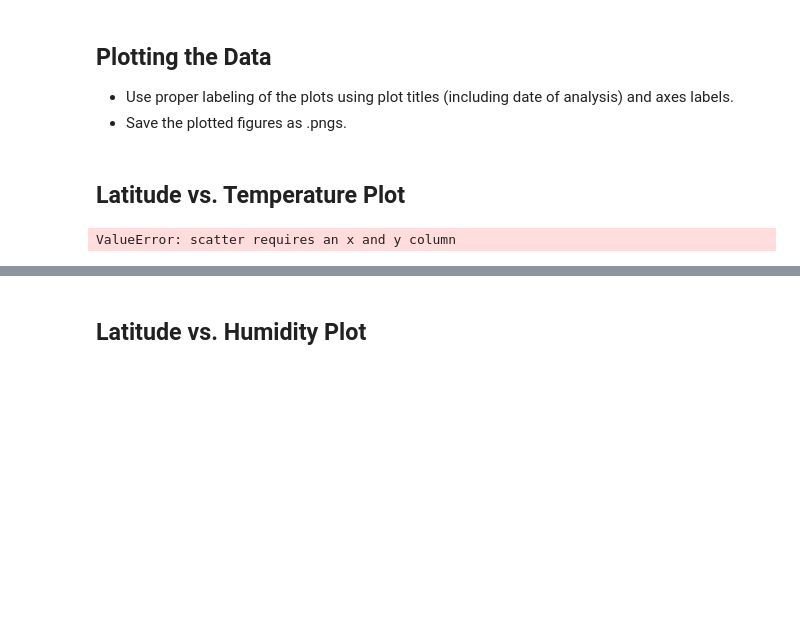
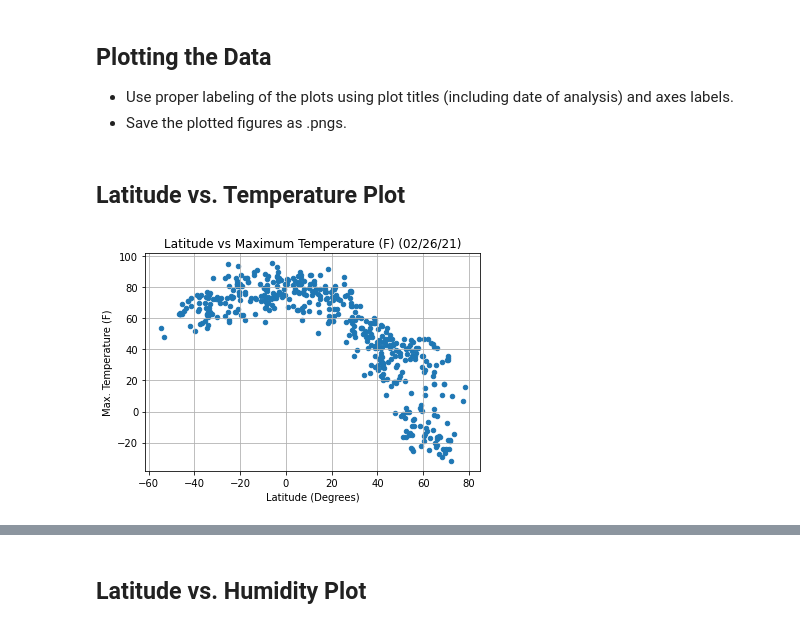
Before and after one commit to agomeso/Python-API-Challenge, a Jupyter notebook: WeatherPy/WeatherPy.ipynb, the cells around one changed output, grey strips where cells are left out. Cells and saved outputs as stored; diff of their text form; code cells hidden in the pictures; blank space fills up the shorter version.

```diff
--- a/WeatherPy/WeatherPy.ipynb
+++ b/WeatherPy/WeatherPy.ipynb
@@ -151,6 +156,9 @@ Went from 538 rows to 538 i.e. Removed 0 rows of data
 # %% [markdown]
 ## Latitude vs. Temperature Plot
 # %%
-weather_df.plot(kind="scatter",x=weather_df["Lat"],y=weather_df["Max Temp"])
+weather_df.plot(kind="scatter",x="Lat",y="Max Temp",title=f"Latitude vs Maximum Temperature (F) ({today})")
+plt.ylabel("Max. Temperature (F)")
+plt.xlabel("Latitude (Degrees)")
+plt.grid()
 # %% [output]
-ValueError: scatter requires an x and y column
+[figure, added]
```
Also changed, not shown: parts of 29 cells of this notebook, 1 other file.
